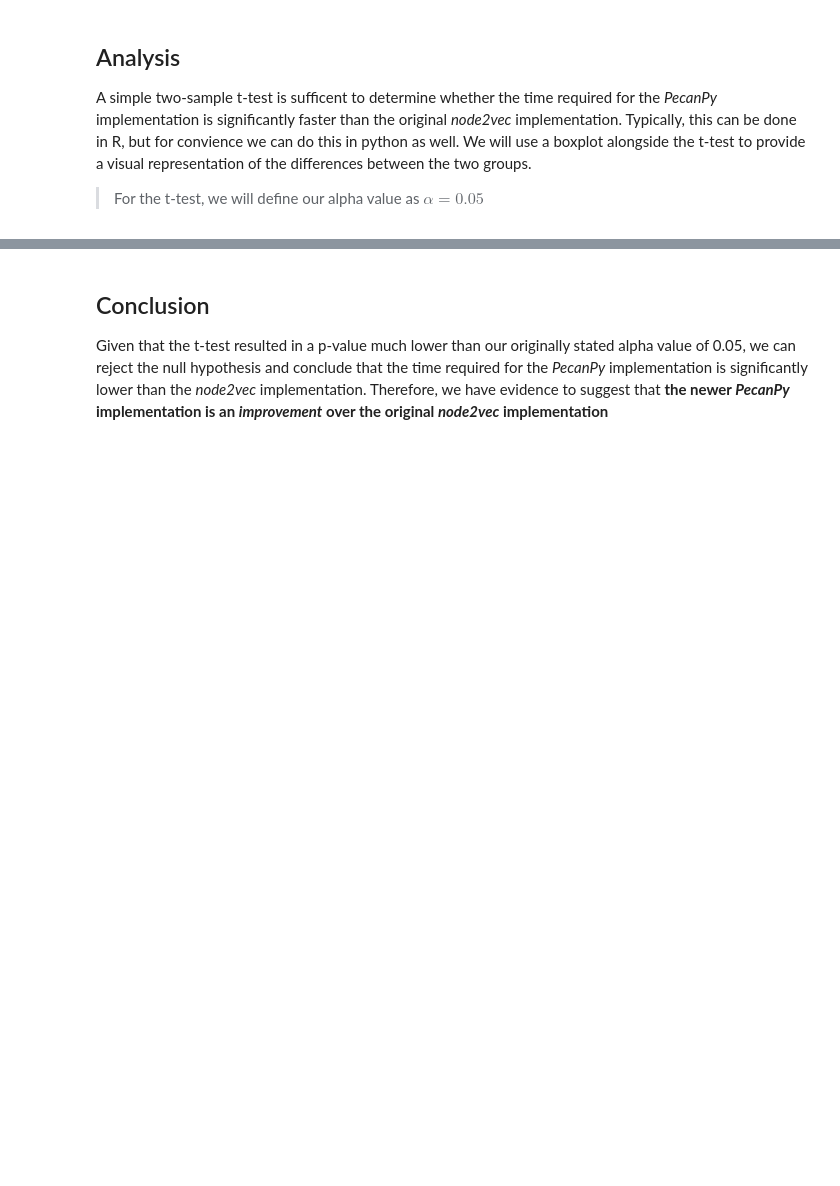
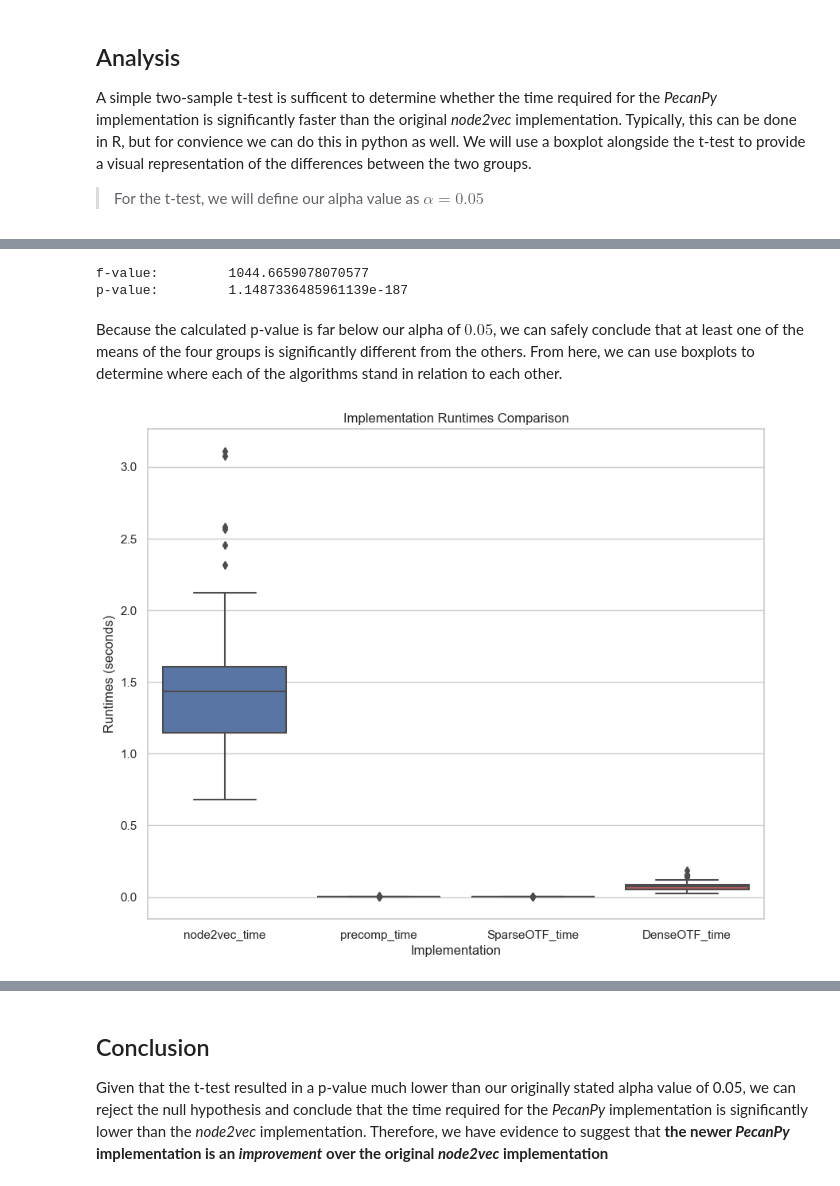
Before and after one commit to agustin-lorenzo/network-analysis-final, a Jupyter notebook: finalproject.ipynb, the cells around one changed output, grey strips where cells are left out. Drawn from its saved outputs; the diff is of its cells as text; code cells hidden in the pictures; blank space fills up the shorter version.

```diff
--- a/finalproject.ipynb
+++ b/finalproject.ipynb
@@ -658,0 +293,26 @@ p-value:         7.529257659984512e-66
+# %%
+df = pd.read_csv('small_sparse.csv')
+alpha = 0.05
+
+
+f, p = f_oneway(df['node2vec_time'], df['precomp_time'], df['SparseOTF_time'], df['DenseOTF_time'])
+print("f-value: \t", f)
+print("p-value: \t", p)
+# %% [output]
+f-value:         1044.6659078070577
+p-value:         1.1487336485961139e-187
+# %% [markdown]
+Because the calculated p-value is far below our alpha of $0.05$, we can safely conclude that at least one of the means of the four groups is significantly different from the others. From here, we can use boxplots to determine where each of the algorithms stand in relation to each other.
+# %%
+sns.set(style="whitegrid")
+
+plt.figure(figsize=(10, 8))
+box_plot = sns.boxplot(data=df[['node2vec_time', 'precomp_time', 'SparseOTF_time', 'DenseOTF_time']])
+
+box_plot.set_title('Implementation Runtimes Comparison')
+box_plot.set_xlabel('Implementation')
+box_plot.set_ylabel('Runtimes (seconds)')
+
+plt.show()
+# %% [output]
+[figure, added]
```
Also changed, not shown: parts of 39 cells of this notebook, 3 other files.
